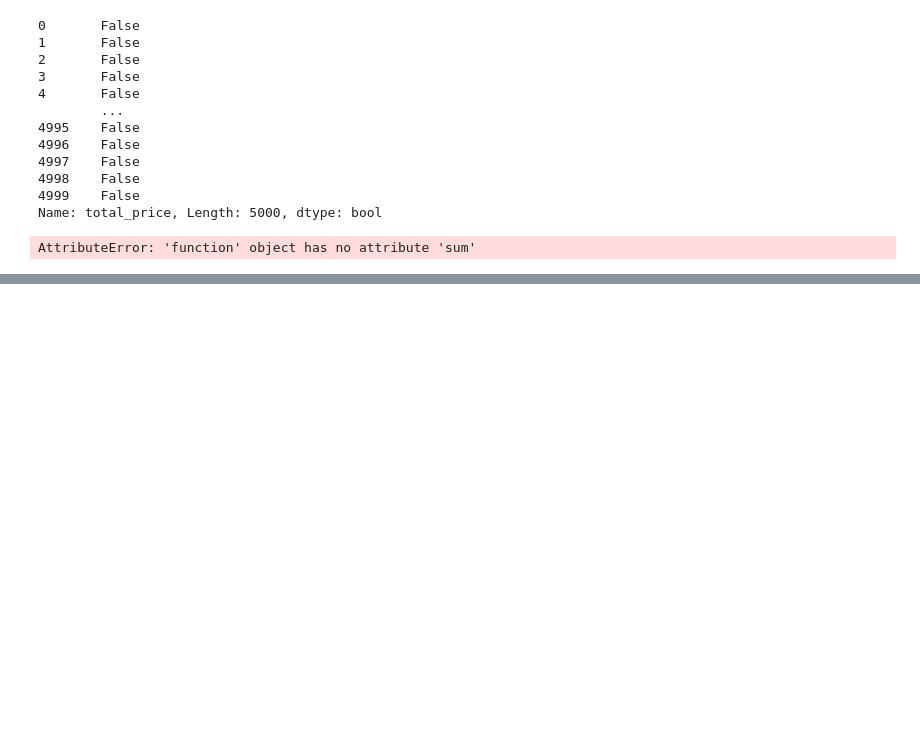
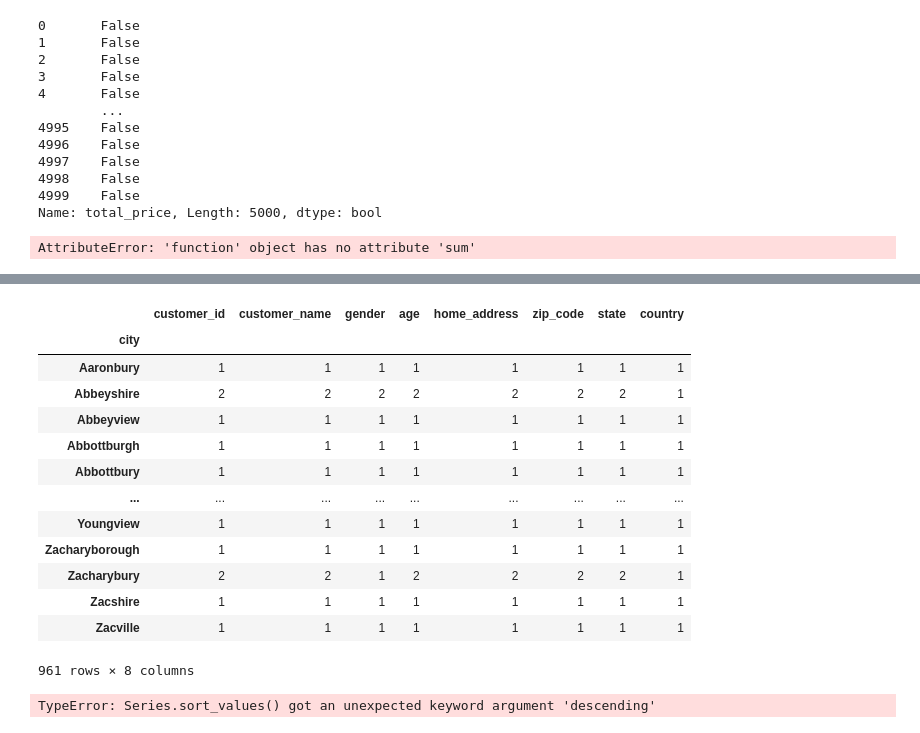
Before and after one commit to luthfiarsd/data-analysis-proj1, a Jupyter notebook: notebook.ipynb, the cells around one changed output, grey strips where cells are left out. Cells and saved outputs as stored; diff of their text form; code cells hidden in the pictures; blank space fills up the shorter version.

```diff
--- a/notebook.ipynb
+++ b/notebook.ipynb
@@ -487,0 +494,21 @@ memory usage: 234.5 KB
+# %%
+customers_df.groupby(by="city").nunique()
+# %% [output]
+|  | customer_id | customer_name | gender | age | home_address | zip_code | state | country |
+| city |  |  |  |  |  |  |  |  |
+| Aaronbury | 1 | 1 | 1 | 1 | 1 | 1 | 1 | 1 |
+| Abbeyshire | 2 | 2 | 2 | 2 | 2 | 2 | 2 | 1 |
+| Abbeyview | 1 | 1 | 1 | 1 | 1 | 1 | 1 | 1 |
+| Abbottburgh | 1 | 1 | 1 | 1 | 1 | 1 | 1 | 1 |
+| Abbottbury | 1 | 1 | 1 | 1 | 1 | 1 | 1 | 1 |
+| ... | ... | ... | ... | ... | ... | ... | ... | ... |
+| Youngview | 1 | 1 | 1 | 1 | 1 | 1 | 1 | 1 |
+| Zacharyborough | 1 | 1 | 1 | 1 | 1 | 1 | 1 | 1 |
+| Zacharybury | 2 | 2 | 1 | 2 | 2 | 2 | 2 | 1 |
+| Zacshire | 1 | 1 | 1 | 1 | 1 | 1 | 1 | 1 |
+| Zacville | 1 | 1 | 1 | 1 | 1 | 1 | 1 | 1 |
+961 rows × 8 columns
+# %%
+customers_df.groupby(by="city").customer_id.nunique().sort_values(descending=True)
+# %% [output]
+TypeError: Series.sort_values() got an unexpected keyword argument 'descending'
```
Also changed, not shown: parts of 38 cells of this notebook.
